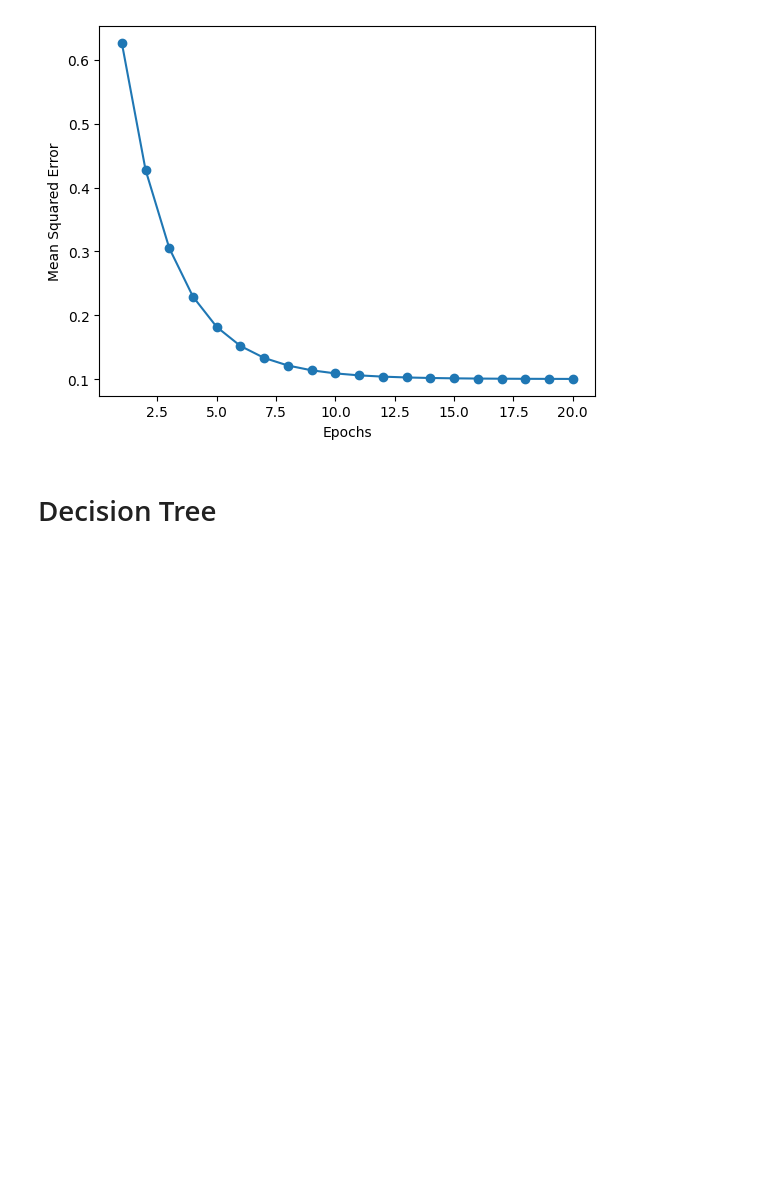
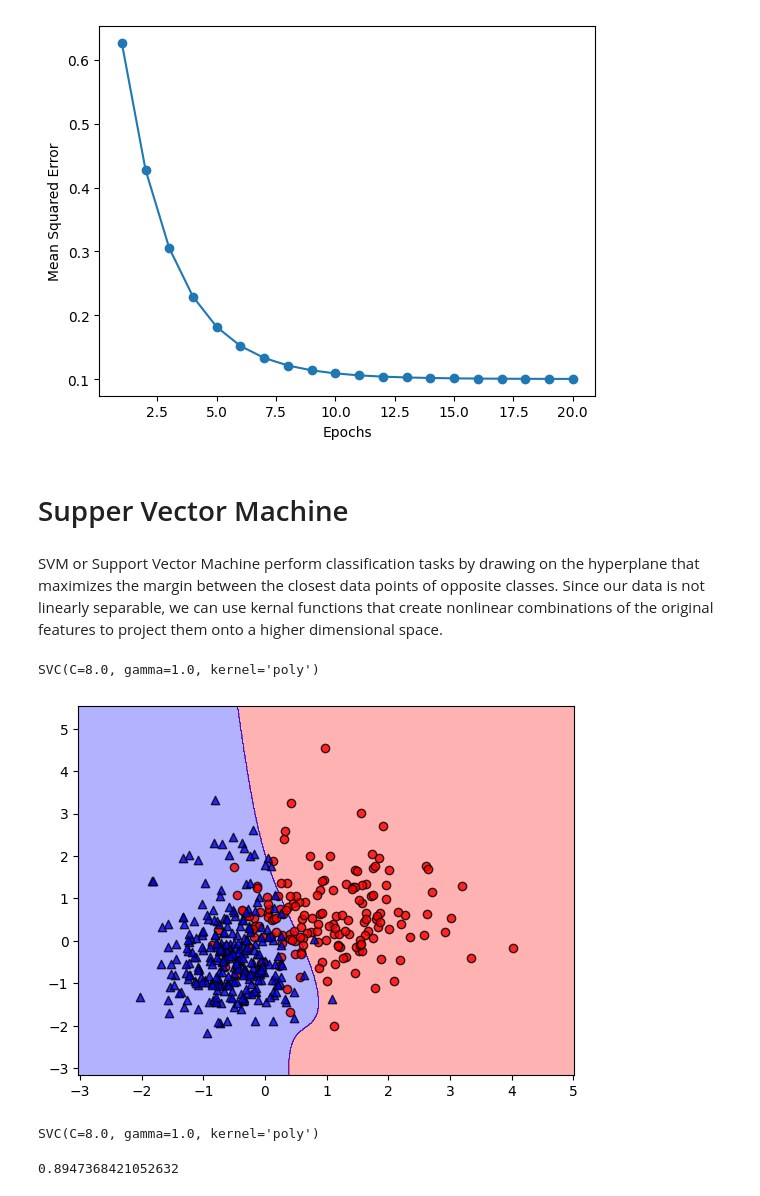
Before and after one commit to AngelX62/Comparing-ML-Models, a Jupyter notebook: main.ipynb, the cells around one changed output. Drawn from its saved outputs; the diff is of its cells as text; code cells hidden in the pictures; blank space fills up the shorter version.

```diff
--- a/main.ipynb
+++ b/main.ipynb
@@ -601,4 +601,6 @@ plt.show()
 # %% [output]
 [figure]
 # %% [markdown]
-# Decision Tree
+# Supper Vector Machine
+# %% [markdown]
+SVM or Support Vector Machine perform classification tasks by drawing on the hyperplane that maximizes the margin between the closest data points of opposite classes. Since our data is not linearly separable, we can use kernal functions that create nonlinear combinations of the original features to project them onto a higher dimensional space.
@@ -604,0 +609,20 @@ plt.show()
+# %%
+svm = SVC(kernel = 'poly', gamma=1.00, C=8.0)
+# %%
+# Fitting for 2 features for visualization
+svm.fit(X_Std, y_train)
+# %% [output]
+SVC(C=8.0, gamma=1.0, kernel='poly')
+# %%
+plot_decision_regions(X_Std, y_train, classifier=svm)
+# %% [output]
+[figure, added]
+# %%
+# Fitting for the 5 features
+svm.fit(X_train, y_train)
+# %% [output]
+SVC(C=8.0, gamma=1.0, kernel='poly')
+# %%
+svm.score(X_test, y_test)
+# %% [output]
+0.8947368421052632
```
Also changed, not shown: parts of 1 cell of this notebook.
